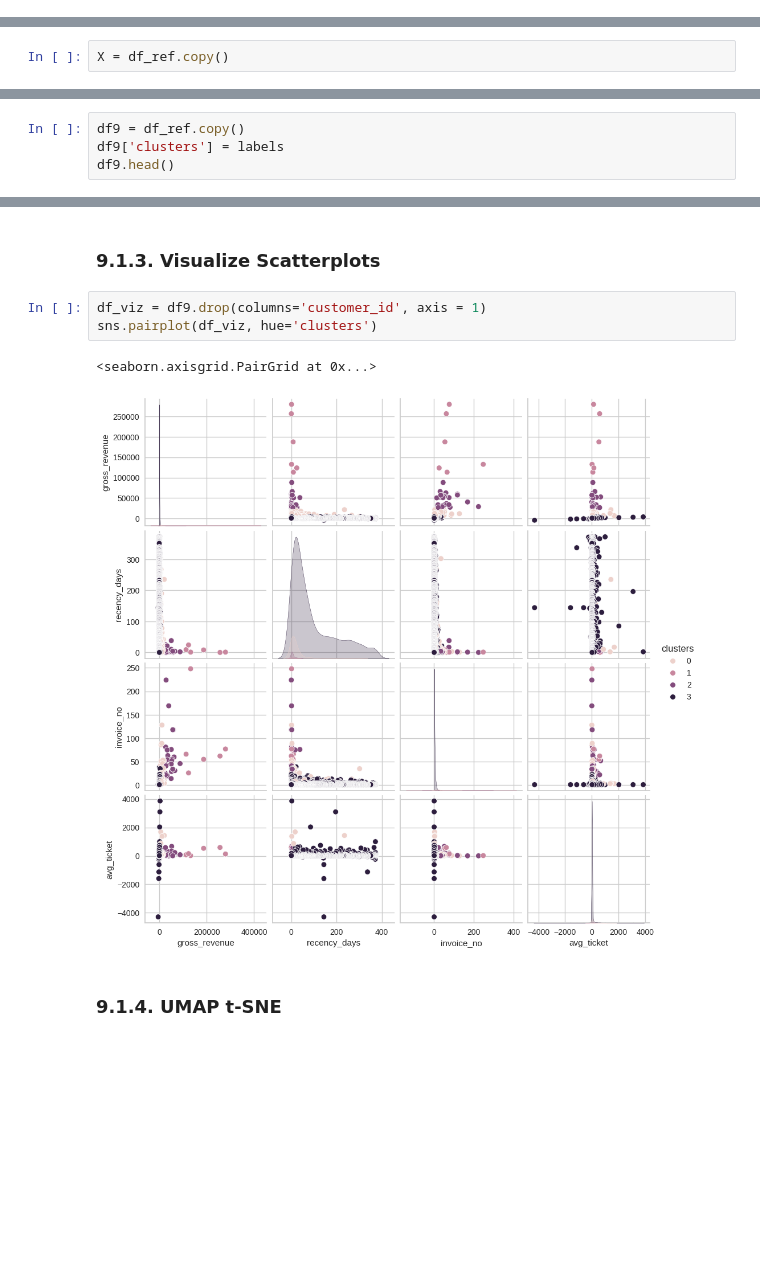
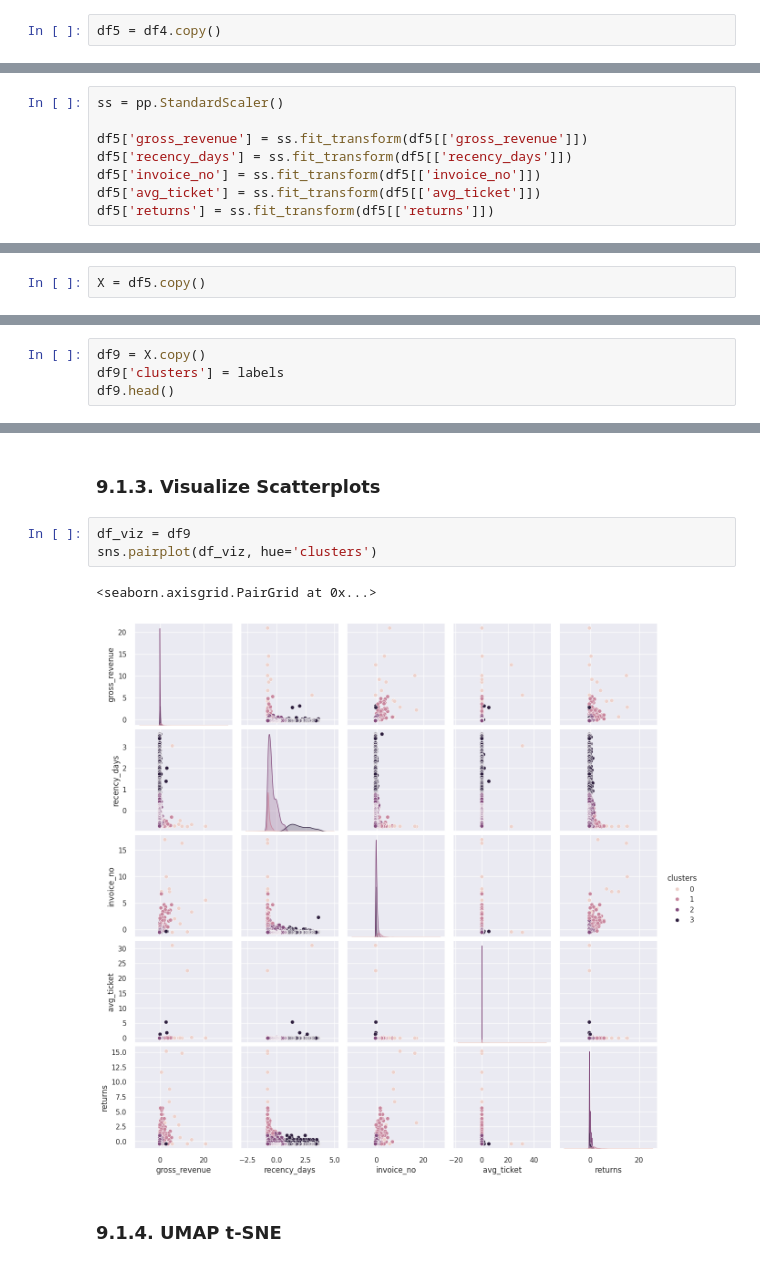
Before and after one commit to ThiagoBorges81/clustering_ml_project, a Jupyter notebook: notebooks/c00_insiders_clustering.ipynb, the cells around one changed output, grey strips where cells are left out. Drawn from its saved outputs; the diff is of its cells as text; blank space fills up the shorter version.

```diff
--- a/notebooks/c00_insiders_clustering.ipynb
+++ b/notebooks/c00_insiders_clustering.ipynb
@@ -421,2 +525,4 @@ df_ref.head()
 # %% [markdown]
 # 5.0. DATA PREPARATION
+# %%
+df5 = df4.copy()
@@ -423,9 +540,17 @@ df_ref.head()
+# %%
+ss = pp.StandardScaler()
+
+df5['gross_revenue'] = ss.fit_transform(df5[['gross_revenue']])
+df5['recency_days'] = ss.fit_transform(df5[['recency_days']])
+df5['invoice_no'] = ss.fit_transform(df5[['invoice_no']])
+df5['avg_ticket'] = ss.fit_transform(df5[['avg_ticket']])
+df5['returns'] = ss.fit_transform(df5[['returns']])
 # %% [markdown]
 # 6.0. FEATURE SELECTION
 # %% [markdown]
 # 7.0. HYPERPARAMETER FINE-TUNING
 # %%
-X = df_ref.copy()
+X = df5.copy()
 # %%
 X.head()
 # %% [output]
@@ -524,7 +649,7 @@ Silhouette Score:0.8139972028952444
 # %% [markdown]
 # 9.0. CLUSTER ANALYSIS
 # %%
-df9 = df_ref.copy()
+df9 = X.copy()
 df9['clusters'] = labels
 df9.head()
 # %% [output]
@@ -554,11 +678,11 @@ fig.show();
 # %% [markdown]
 ### 9.1.3. Visualize Scatterplots
 # %%
-df_viz = df9.drop(columns='customer_id', axis = 1)
+df_viz = df9
 sns.pairplot(df_viz, hue='clusters')
 # %% [output]
 <seaborn.axisgrid.PairGrid at 0x...>
-[figure, old version]
+[figure, new version]
 # %% [markdown]
 ### 9.1.4. UMAP t-SNE
 # %% [markdown]
```
Also changed, not shown: parts of 38 cells of this notebook.
